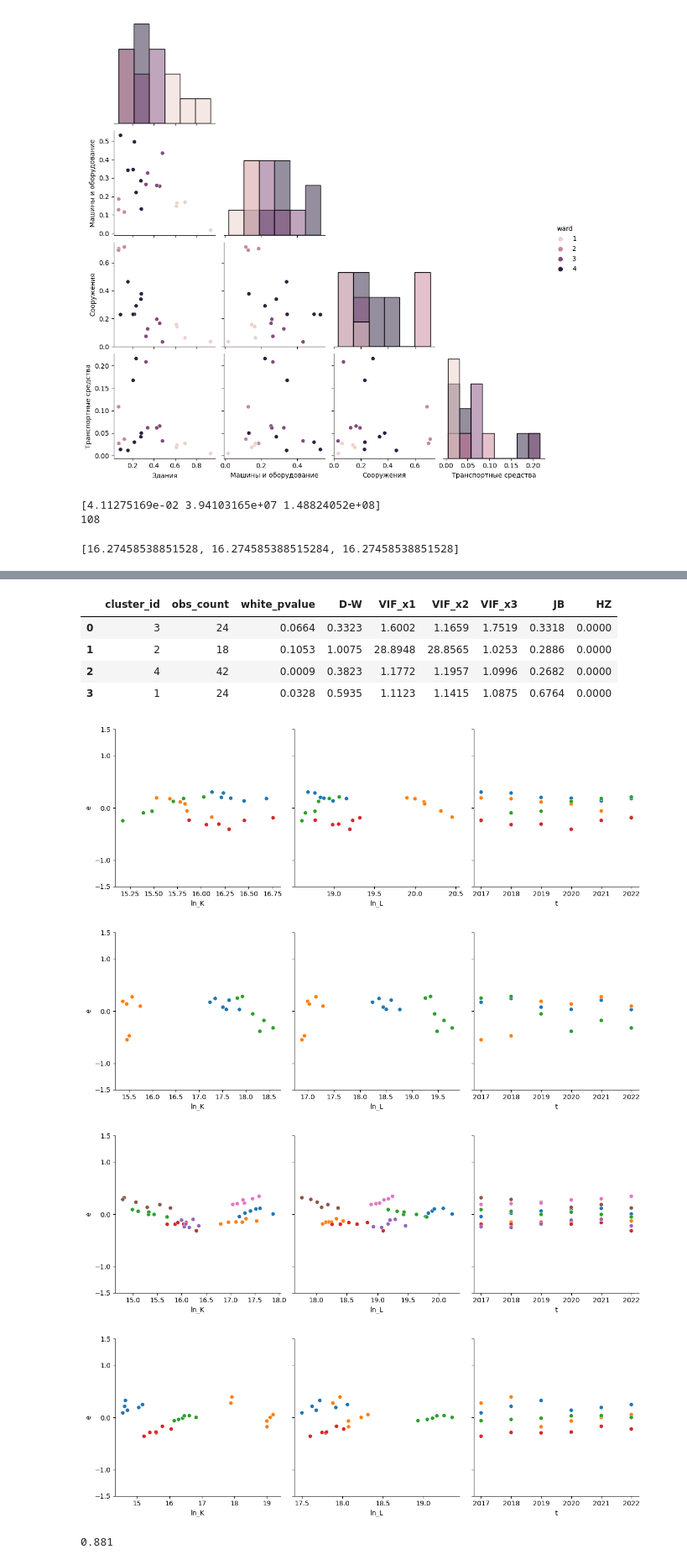
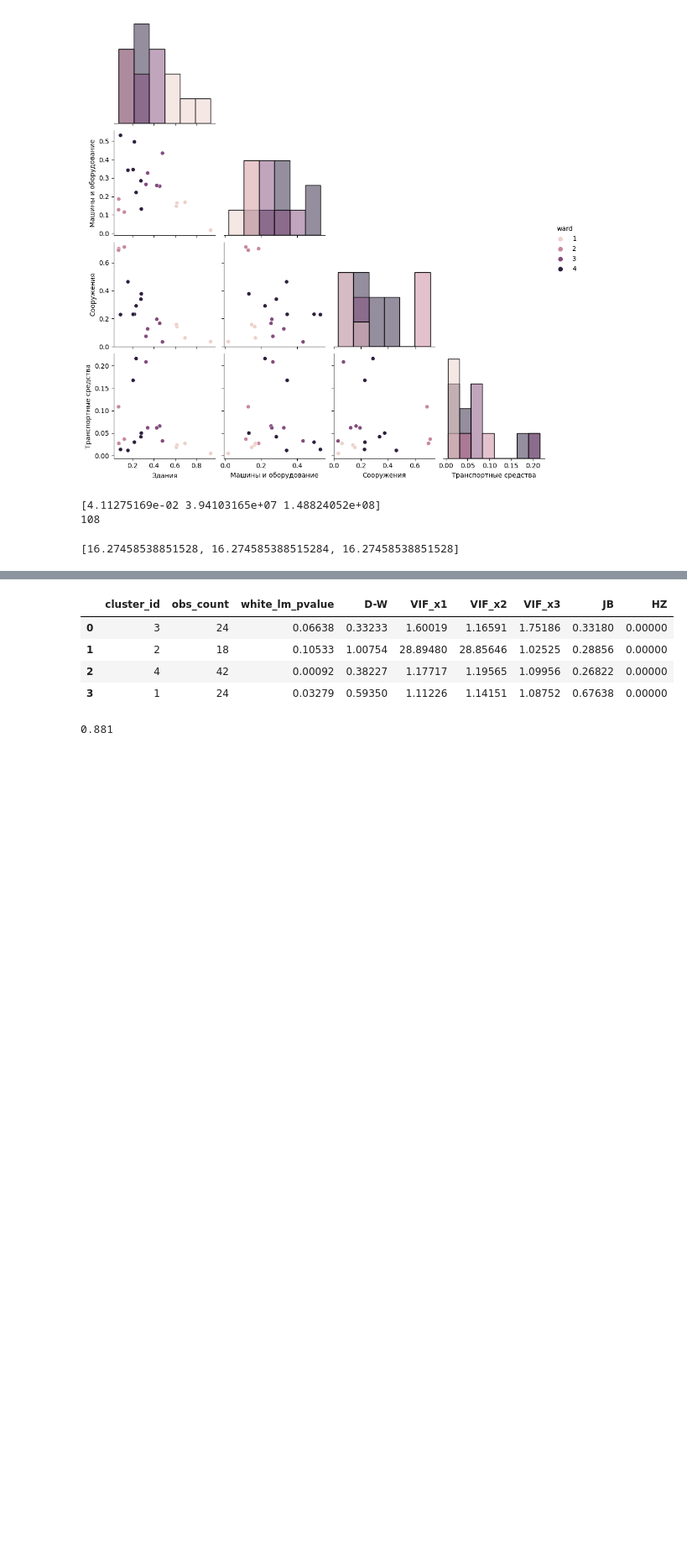
Before and after one commit to tony-pitchblack/---------------, a Jupyter notebook: clustering-structure.ipynb, the cells around one changed output, grey strips where cells are left out. Shown at 84% size. Saved outputs shown, nothing was run; the diff lists cells and outputs as text; code cells hidden in the pictures; blank space fills up the shorter version.

```diff
--- a/clustering-structure.ipynb
+++ b/clustering-structure.ipynb
@@ -256,12 +259,12 @@ for cluster_id in data_for_regr_cl[linkage_type].unique():
     regression = sm.OLS(Y, X, hasconst=True)
     result_OLS = regression.fit()
 
-    n_lags=X[X.columns[0]].count()
+    n=X[X.columns[0]].count()
     regr_metrics['cluster_id'] = cluster_id
-    regr_metrics['obs_count'] = n_lags
+    regr_metrics['obs_count'] = n
 
-    white_pvalue = sm.stats.diagnostic.het_white(result_OLS.resid, X)[1]
-    regr_metrics['white_pvalue'] = white_pvalue
+    white_lm_pvalue = sm.stats.diagnostic.het_white(result_OLS.resid, X)[1]
+    regr_metrics['white_lm_pvalue'] = white_lm_pvalue
 
     dw = sm.stats.stattools.durbin_watson(result_OLS.resid)
     regr_metrics['D-W'] = dw
@@ -277,9 +280,9 @@ for cluster_id in data_for_regr_cl[linkage_type].unique():
     regr_metrics['HZ'] = hz_pval
     regr_metrics_all.append(regr_metrics)
 
-    print('\nLinkage: {l}, cluster {c}, n: {n}'.format(l=linkage_type, c=cluster_id, n=n_lags))
+    print('\nLinkage: {l}, cluster {c}, n: {n}'.format(l=linkage_type, c=cluster_id, n=n))
     print(result_OLS.summary())
-    print('-- White\'s test pvalue: ', white_pvalue)
+    print('-- White\'s test pvalue: ', white_lm_pvalue)
     print('-- VIF:', VIF_array)
 
     X_resid = X.iloc[:, 1:]
@@ -290,11 +293,13 @@ for cluster_id in data_for_regr_cl[linkage_type].unique():
     g.map(sns.scatterplot)
     g.set(ylim=(-1.5, 1.5), yticks=[-1.5, -1, 0, 1, 1.5])
 
-pd.set_option('display.float_format', lambda x: '%.4f' % x)
+pd.reset_option('display.precision')
 regr_metrics_all = pd.DataFrame(regr_metrics_all)
 # print(regr_metrics_all)
 regr_metrics_all
 # plt.show()
+
+# CHECK HETEROSCEDASTISITY
 # %% [output]
 Linkage: ward, cluster 3, n: 24
                             OLS Regression Results
@@ -307,21 +312,17 @@ Time:                        13:59:03   Log-Likelihood:                 2.9892
 No. Observations:                  24   AIC:                             2.022
 Df Residuals:                      20   BIC:                             6.734
 Df Model:                           3
 Covariance Type:            nonrobust
 ... (115 lines left out)
 [2] The condition number is large, 2.47e+06. This might indicate that there are
 strong multicollinearity or other numerical problems.
 -- White's test pvalue:  0.032785999751260134
 -- VIF: [1.11, 1.14, 1.09]
-|  | cluster_id | obs_count | white_pvalue | D-W | VIF_x1 | VIF_x2 | VIF_x3 | JB | HZ |
-| 0 | 3 | 24 | 0.0664 | 0.3323 | 1.6002 | 1.1659 | 1.7519 | 0.3318 | 0.0000 |
-| 1 | 2 | 18 | 0.1053 | 1.0075 | 28.8948 | 28.8565 | 1.0253 | 0.2886 | 0.0000 |
-| 2 | 4 | 42 | 0.0009 | 0.3823 | 1.1772 | 1.1957 | 1.0996 | 0.2682 | 0.0000 |
-| 3 | 1 | 24 | 0.0328 | 0.5935 | 1.1123 | 1.1415 | 1.0875 | 0.6764 | 0.0000 |
+|  | cluster_id | obs_count | white_lm_pvalue | D-W | VIF_x1 | VIF_x2 | VIF_x3 | JB | HZ |
+| 0 | 3 | 24 | 0.06638 | 0.33233 | 1.60019 | 1.16591 | 1.75186 | 0.33180 | 0.00000 |
+| 1 | 2 | 18 | 0.10533 | 1.00754 | 28.89480 | 28.85646 | 1.02525 | 0.28856 | 0.00000 |
+| 2 | 4 | 42 | 0.00092 | 0.38227 | 1.17717 | 1.19565 | 1.09956 | 0.26822 | 0.00000 |
+| 3 | 1 | 24 | 0.03279 | 0.59350 | 1.11226 | 1.14151 | 1.08752 | 0.67638 | 0.00000 |
-[figure, removed]
-[figure, removed]
-[figure, removed]
-[figure, removed]
 # %%
 DW_table = [
     ( 24, 0.881, 1.407 ),
```
Also changed, not shown: parts of 14 cells of this notebook, 1 other file.
